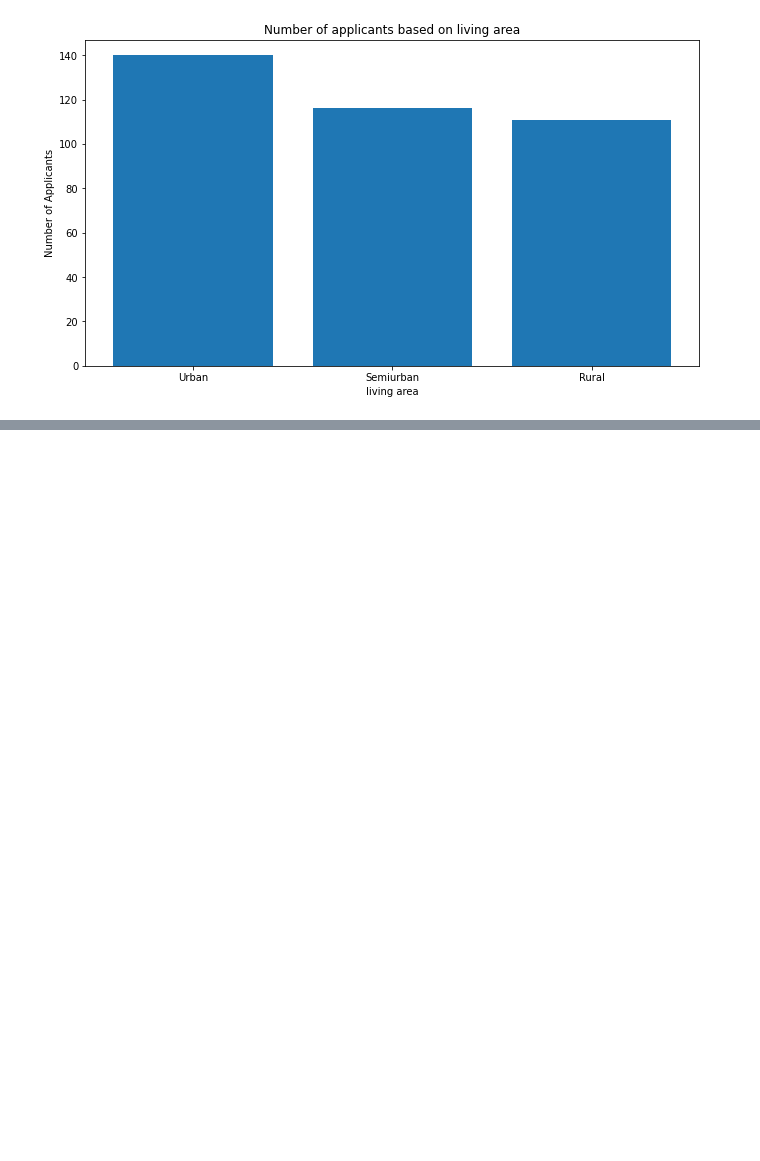
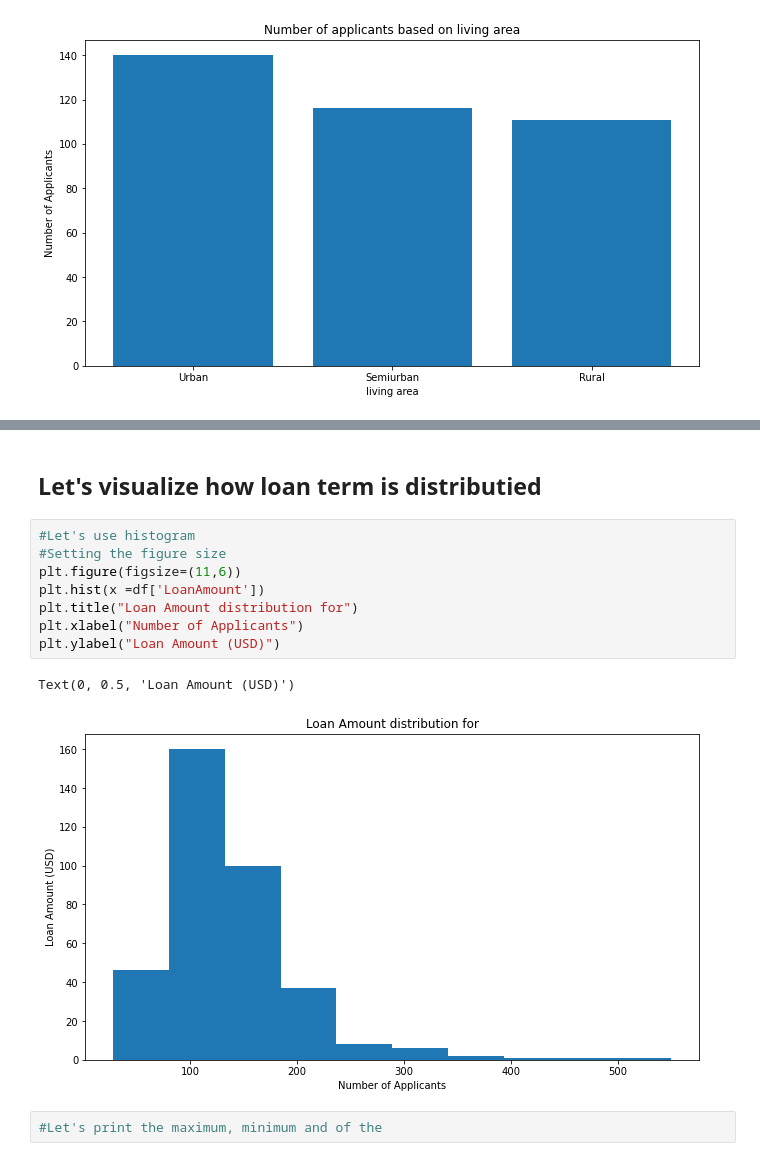
Before and after one commit to venom21adi/DataVisualizationProject1, a Jupyter notebook: DataVisualizationProject1.ipynb, the cells around one changed output, grey strips where cells are left out. Drawn from its saved outputs; the diff is of its cells as text; blank space fills up the shorter version.

```diff
--- a/DataVisualizationProject1.ipynb
+++ b/DataVisualizationProject1.ipynb
@@ -208,0 +232,15 @@ Text(0, 0.5, 'Number of Applicants')
+# %% [markdown]
+## Let's visualize how loan term is distributied
+# %%
+#Let's use histogram
+#Setting the figure size
+plt.figure(figsize=(11,6))
+plt.hist(x =df['LoanAmount'])
+plt.title("Loan Amount distribution for")
+plt.xlabel("Number of Applicants")
+plt.ylabel("Loan Amount (USD)")
+# %% [output]
+Text(0, 0.5, 'Loan Amount (USD)')
+[figure, added]
+# %%
+#Let's print the maximum, minimum and of the
```
Also changed, not shown: parts of 10 cells of this notebook.
